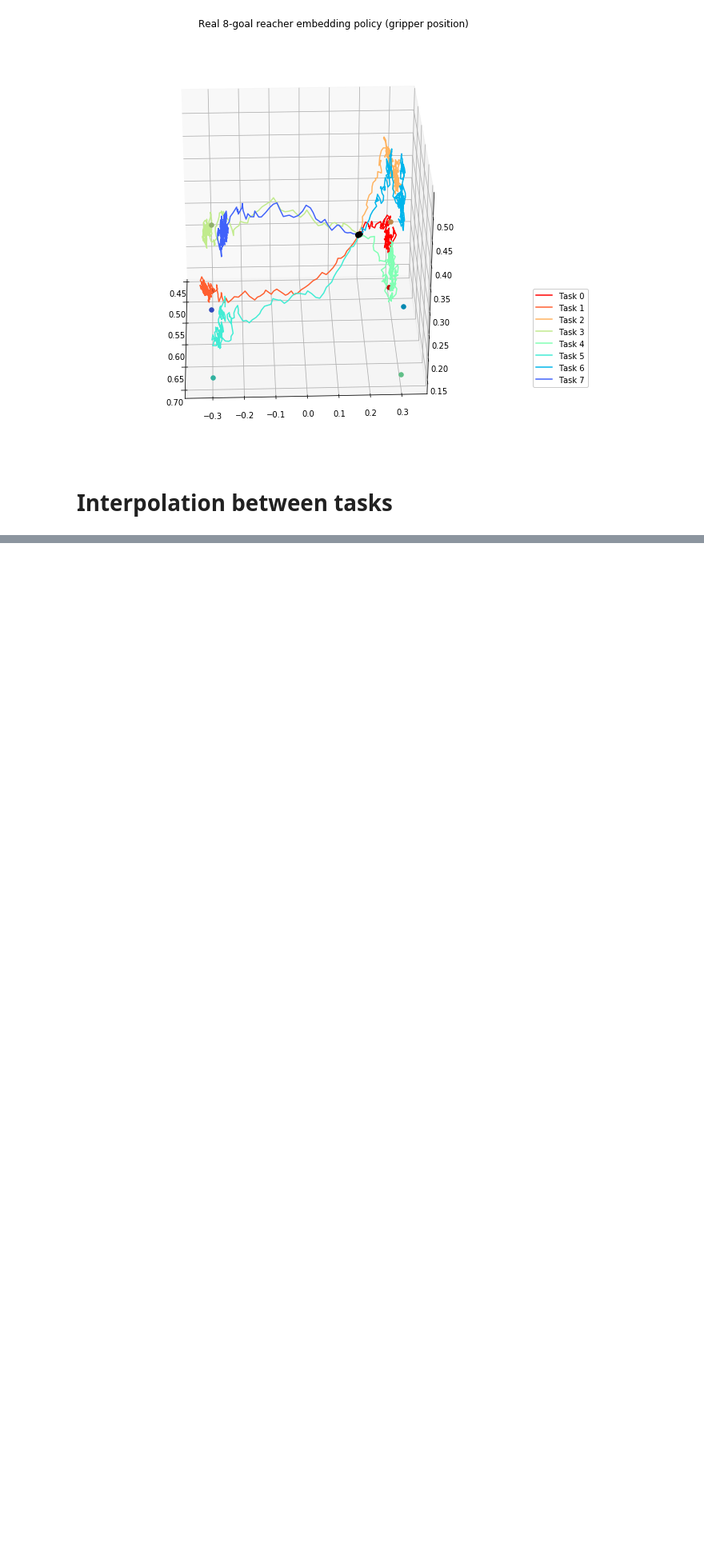
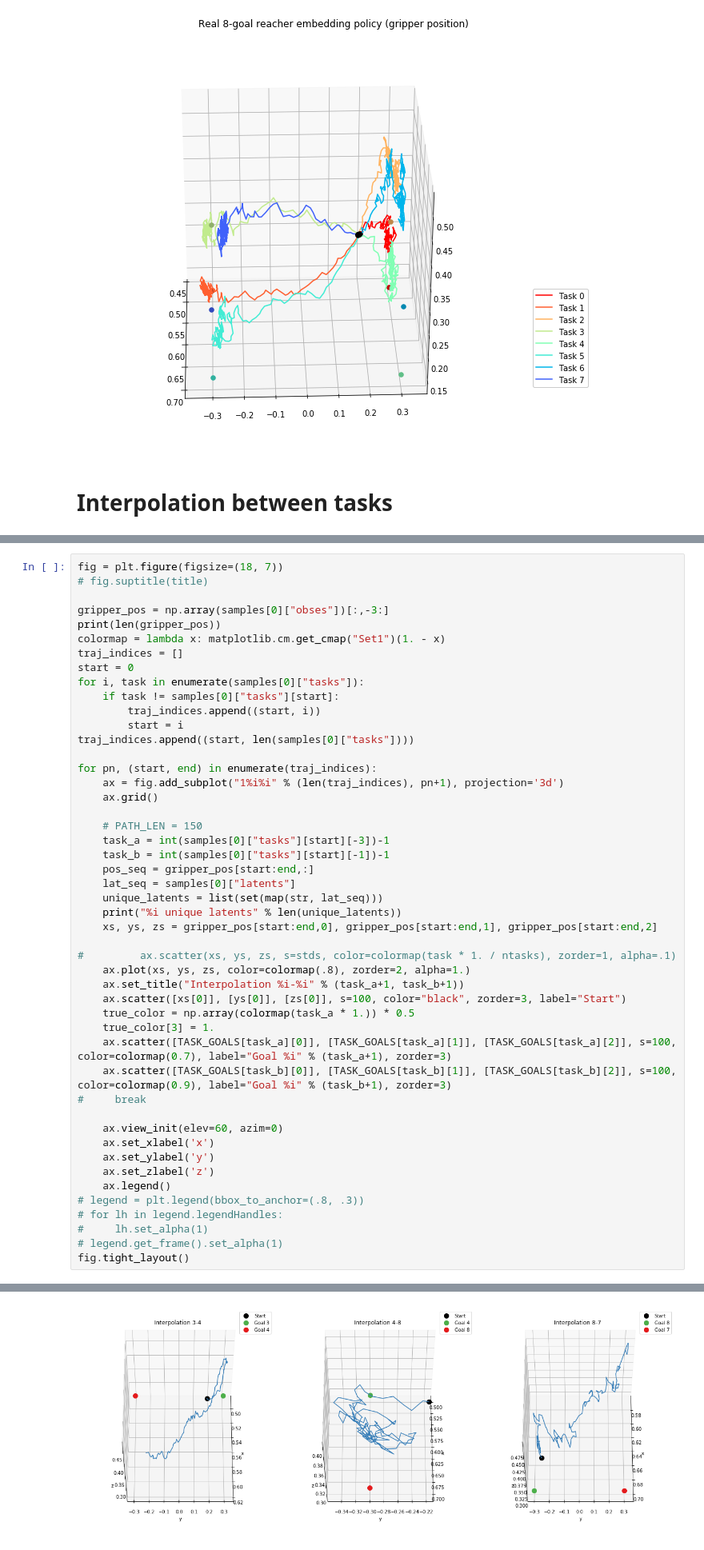
Before and after one commit to ryanjulian/embed2learn, a Jupyter notebook: notebooks/trajectory_real_plotting.ipynb, the cells around one changed output, grey strips where cells are left out. Shown: that part at 80% size. Cells and saved outputs as stored; diff of their text form; blank space fills up the shorter version.

```diff
--- a/notebooks/trajectory_real_plotting.ipynb
+++ b/notebooks/trajectory_real_plotting.ipynb
@@ -168,0 +150,49 @@ set(samples[0]["tasks"])
+# %%
+fig = plt.figure(figsize=(18, 7))
+# fig.suptitle(title)
+
+gripper_pos = np.array(samples[0]["obses"])[:,-3:]
+print(len(gripper_pos))
+colormap = lambda x: matplotlib.cm.get_cmap("Set1")(1. - x)
+traj_indices = []
+start = 0
+for i, task in enumerate(samples[0]["tasks"]):
+    if task != samples[0]["tasks"][start]:
+        traj_indices.append((start, i))
+        start = i
+traj_indices.append((start, len(samples[0]["tasks"])))
+
+for pn, (start, end) in enumerate(traj_indices):
+    ax = fig.add_subplot("1%i%i" % (len(traj_indices), pn+1), projection='3d')
+    ax.grid()
+
+    # PATH_LEN = 150
+    task_a = int(samples[0]["tasks"][start][-3])-1
+    task_b = int(samples[0]["tasks"][start][-1])-1
+    pos_seq = gripper_pos[start:end,:]
+    lat_seq = samples[0]["latents"]
+    unique_latents = list(set(map(str, lat_seq)))
+    print("%i unique latents" % len(unique_latents))
+    xs, ys, zs = gripper_pos[start:end,0], gripper_pos[start:end,1], gripper_pos[start:end,2]
+
+#         ax.scatter(xs, ys, zs, s=stds, color=colormap(task * 1. / ntasks), zorder=1, alpha=.1)
+    ax.plot(xs, ys, zs, color=colormap(.8), zorder=2, alpha=1.)
+    ax.set_title("Interpolation %i-%i" % (task_a+1, task_b+1))
+    ax.scatter([xs[0]], [ys[0]], [zs[0]], s=100, color="black", zorder=3, label="Start")
+    true_color = np.array(colormap(task_a * 1.)) * 0.5
+    true_color[3] = 1.
+    ax.scatter([TASK_GOALS[task_a][0]], [TASK_GOALS[task_a][1]], [TASK_GOALS[task_a][2]], s=100, color=colormap(0.7), label="Goal %i" % (task_a+1), zorder=3)
+    ax.scatter([TASK_GOALS[task_b][0]], [TASK_GOALS[task_b][1]], [TASK_GOALS[task_b][2]], s=100, color=colormap(0.9), label="Goal %i" % (task_b+1), zorder=3)
+#     break
+
+    ax.view_init(elev=60, azim=0)
+    ax.set_xlabel('x')
+    ax.set_ylabel('y')
+    ax.set_zlabel('z')
+    ax.legend()
+# legend = plt.legend(bbox_to_anchor=(.8, .3))
+# for lh in legend.legendHandles:
+#     lh.set_alpha(1)
+# legend.get_frame().set_alpha(1)
+fig.tight_layout()
+# %% [output]
@@ -168,0 +203 @@ set(samples[0]["tasks"])
+[figure, added]
```
Also changed, not shown: parts of 5 cells of this notebook, 1 other file.
